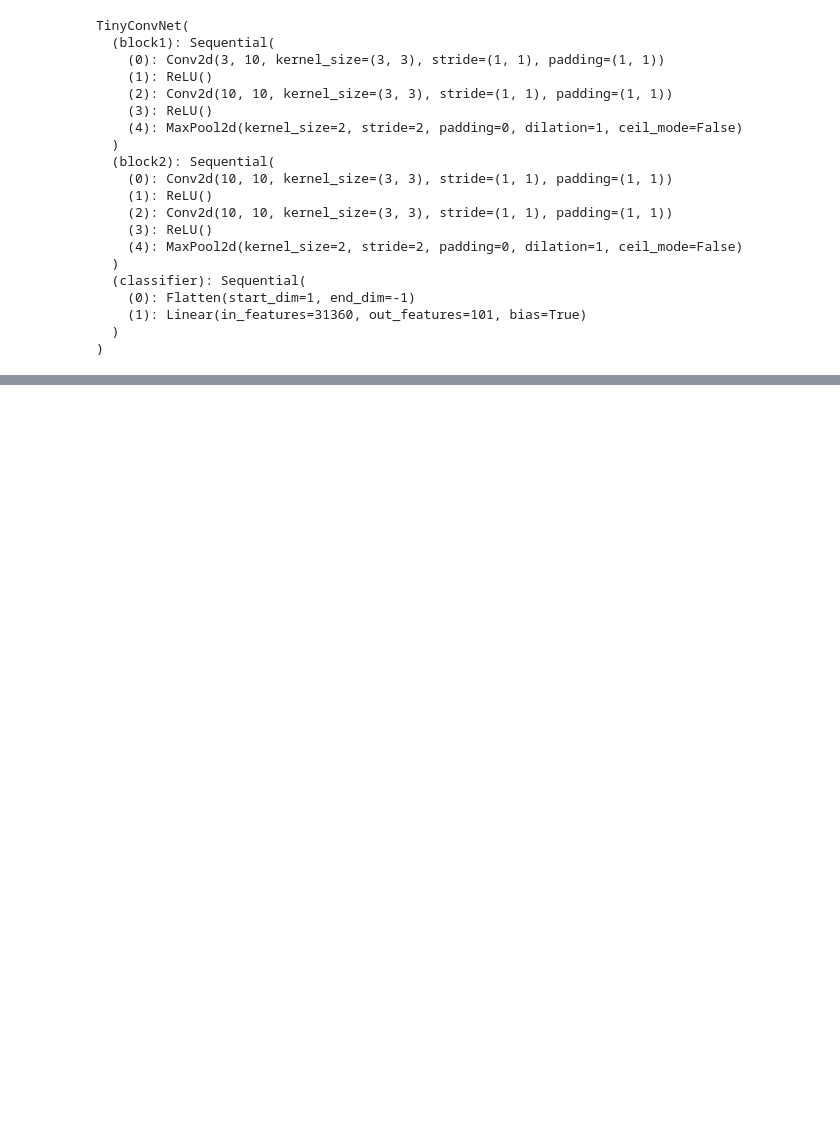
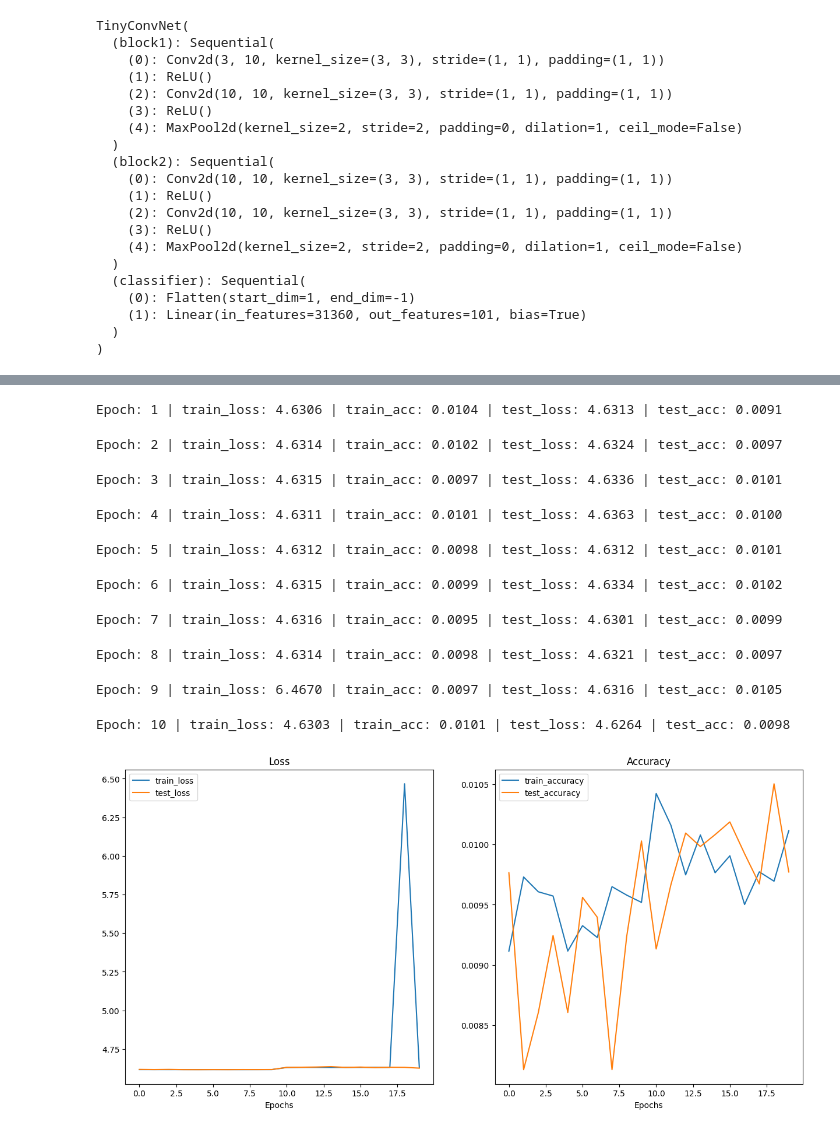
Before and after one commit to HangenYuu/vision_learner, a Jupyter notebook: ARCHITECTURE/CNN/Paper/PaperCNN.ipynb, the cells around one changed output, grey strips where cells are left out. Saved outputs shown, nothing was run; the diff lists cells and outputs as text; code cells hidden in the pictures; blank space fills up the shorter version.

```diff
--- a/ARCHITECTURE/CNN/Paper/PaperCNN.ipynb
+++ b/ARCHITECTURE/CNN/Paper/PaperCNN.ipynb
@@ -390,0 +471,28 @@ Epoch: 5 | train_loss: 4.6205 | train_acc: 0.0095 | test_loss: 4.6228 | test_acc
+# %%
+optimizer = torch.optim.Adam(params=baseline_model.parameters(), lr=0.05)
+results = train(model=baseline_model,
+                    data_loaders=[train_loader, valid_loader],
+                    criterion=criterion,
+                    optimizer=optimizer,
+                    metric=accuracy,
+                    device=device,
+                    epochs=NUM_EPOCHS)
+
+model_results["train_loss"].extend(results["train_loss"])
+model_results["train_acc"].extend(results["train_acc"])
+model_results["test_loss"].extend(results["test_loss"])
+model_results["test_acc"].extend(results["test_acc"])
+
+plot_loss_curves(model_results)
+# %% [output]
+Epoch: 1 | train_loss: 4.6306 | train_acc: 0.0104 | test_loss: 4.6313 | test_acc: 0.0091
+Epoch: 2 | train_loss: 4.6314 | train_acc: 0.0102 | test_loss: 4.6324 | test_acc: 0.0097
+Epoch: 3 | train_loss: 4.6315 | train_acc: 0.0097 | test_loss: 4.6336 | test_acc: 0.0101
+Epoch: 4 | train_loss: 4.6311 | train_acc: 0.0101 | test_loss: 4.6363 | test_acc: 0.0100
+Epoch: 5 | train_loss: 4.6312 | train_acc: 0.0098 | test_loss: 4.6312 | test_acc: 0.0101
+Epoch: 6 | train_loss: 4.6315 | train_acc: 0.0099 | test_loss: 4.6334 | test_acc: 0.0102
+Epoch: 7 | train_loss: 4.6316 | train_acc: 0.0095 | test_loss: 4.6301 | test_acc: 0.0099
+Epoch: 8 | train_loss: 4.6314 | train_acc: 0.0098 | test_loss: 4.6321 | test_acc: 0.0097
+Epoch: 9 | train_loss: 6.4670 | train_acc: 0.0097 | test_loss: 4.6316 | test_acc: 0.0105
+Epoch: 10 | train_loss: 4.6303 | train_acc: 0.0101 | test_loss: 4.6264 | test_acc: 0.0098
+[figure, added]
```
Also changed, not shown: parts of 17 cells of this notebook, 1 other file.
